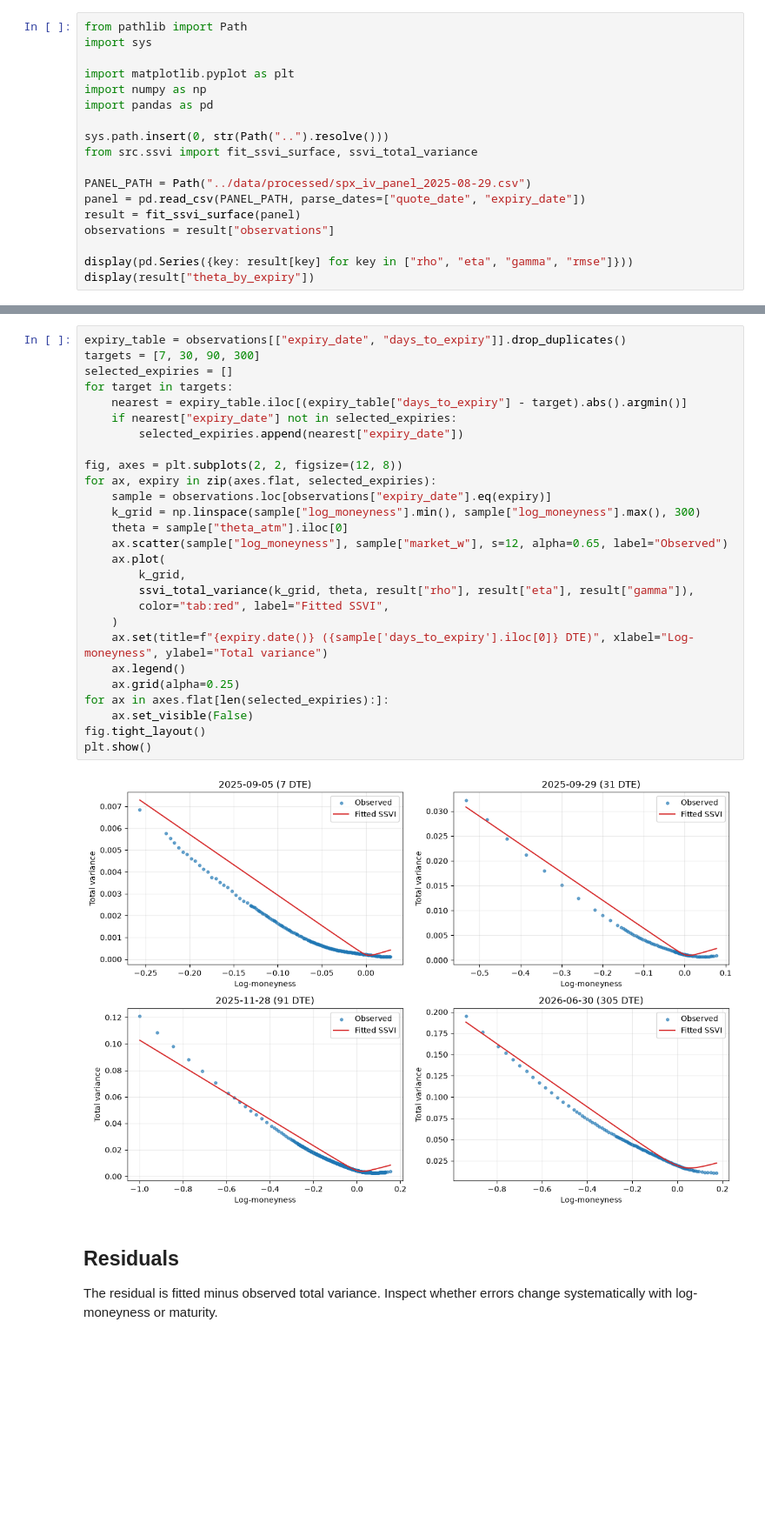
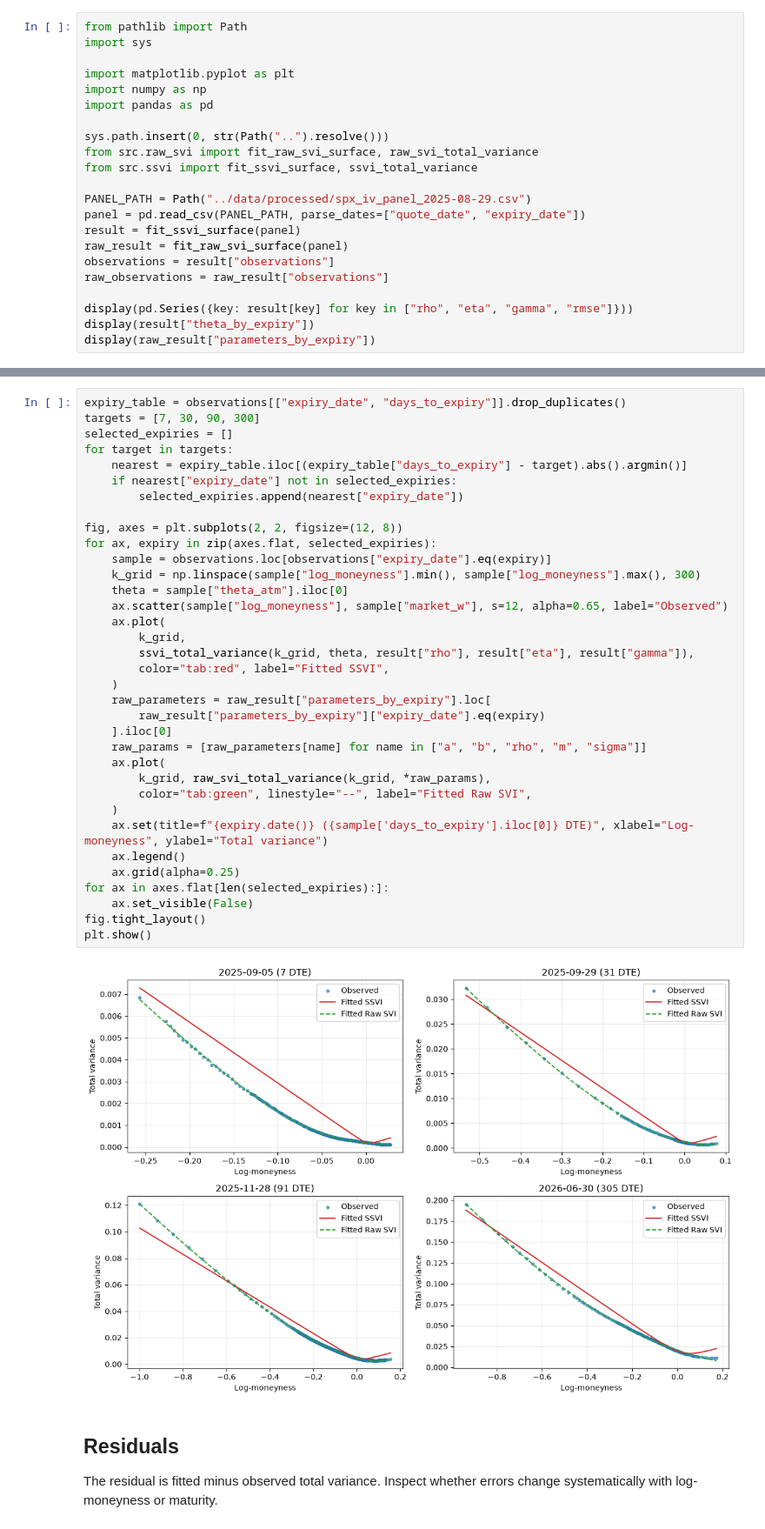
Before and after one commit to MMillward2012/Volatility-Forecasting-and-Options-Trading, a Jupyter notebook: notebooks/ssvi_surface_diagnostics.ipynb, the cells around one changed output, grey strips where cells are left out. Shown at 87% size. Cells and saved outputs as stored; diff of their text form; blank space fills up the shorter version.

Commit message:
Add per-expiry Raw SVI calibration

```diff
--- a/notebooks/ssvi_surface_diagnostics.ipynb
+++ b/notebooks/ssvi_surface_diagnostics.ipynb
@@ -11,15 +11,19 @@ import numpy as np
 import pandas as pd
 
 sys.path.insert(0, str(Path("..").resolve()))
+from src.raw_svi import fit_raw_svi_surface, raw_svi_total_variance
 from src.ssvi import fit_ssvi_surface, ssvi_total_variance
 
 PANEL_PATH = Path("../data/processed/spx_iv_panel_2025-08-29.csv")
 panel = pd.read_csv(PANEL_PATH, parse_dates=["quote_date", "expiry_date"])
 result = fit_ssvi_surface(panel)
+raw_result = fit_raw_svi_surface(panel)
 observations = result["observations"]
+raw_observations = raw_result["observations"]
 
 display(pd.Series({key: result[key] for key in ["rho", "eta", "gamma", "rmse"]}))
 display(result["theta_by_expiry"])
+display(raw_result["parameters_by_expiry"])
 # %% [output]
 rho     -0.382447
 eta      1.410054
@@ -50,32 +71,40 @@ For each target DTE, select the closest available expiry. Points are observed mi
 # %%
 expiry_table = observations[["expiry_date", "days_to_expiry"]].drop_duplicates()
 targets = [7, 30, 90, 300]
 selected_expiries = []
 for target in targets:
     nearest = expiry_table.iloc[(expiry_table["days_to_expiry"] - target).abs().argmin()]
     if nearest["expiry_date"] not in selected_expiries:
         selected_expiries.append(nearest["expiry_date"])
 
 fig, axes = plt.subplots(2, 2, figsize=(12, 8))
 for ax, expiry in zip(axes.flat, selected_expiries):
     sample = observations.loc[observations["expiry_date"].eq(expiry)]
     k_grid = np.linspace(sample["log_moneyness"].min(), sample["log_moneyness"].max(), 300)
     theta = sample["theta_atm"].iloc[0]
     ax.scatter(sample["log_moneyness"], sample["market_w"], s=12, alpha=0.65, label="Observed")
     ax.plot(
         k_grid,
         ssvi_total_variance(k_grid, theta, result["rho"], result["eta"], result["gamma"]),
         color="tab:red", label="Fitted SSVI",
     )
+    raw_parameters = raw_result["parameters_by_expiry"].loc[
+        raw_result["parameters_by_expiry"]["expiry_date"].eq(expiry)
+    ].iloc[0]
+    raw_params = [raw_parameters[name] for name in ["a", "b", "rho", "m", "sigma"]]
+    ax.plot(
+        k_grid, raw_svi_total_variance(k_grid, *raw_params),
+        color="tab:green", linestyle="--", label="Fitted Raw SVI",
+    )
     ax.set(title=f"{expiry.date()} ({sample['days_to_expiry'].iloc[0]} DTE)", xlabel="Log-moneyness", ylabel="Total variance")
     ax.legend()
     ax.grid(alpha=0.25)
 for ax in axes.flat[len(selected_expiries):]:
     ax.set_visible(False)
 fig.tight_layout()
 plt.show()
 # %% [output]
-[figure, old version]
+[figure, new version]
 # %% [markdown]
 ## Residuals
 
```
Also changed, not shown: parts of 3 cells of this notebook, 3 other files.
